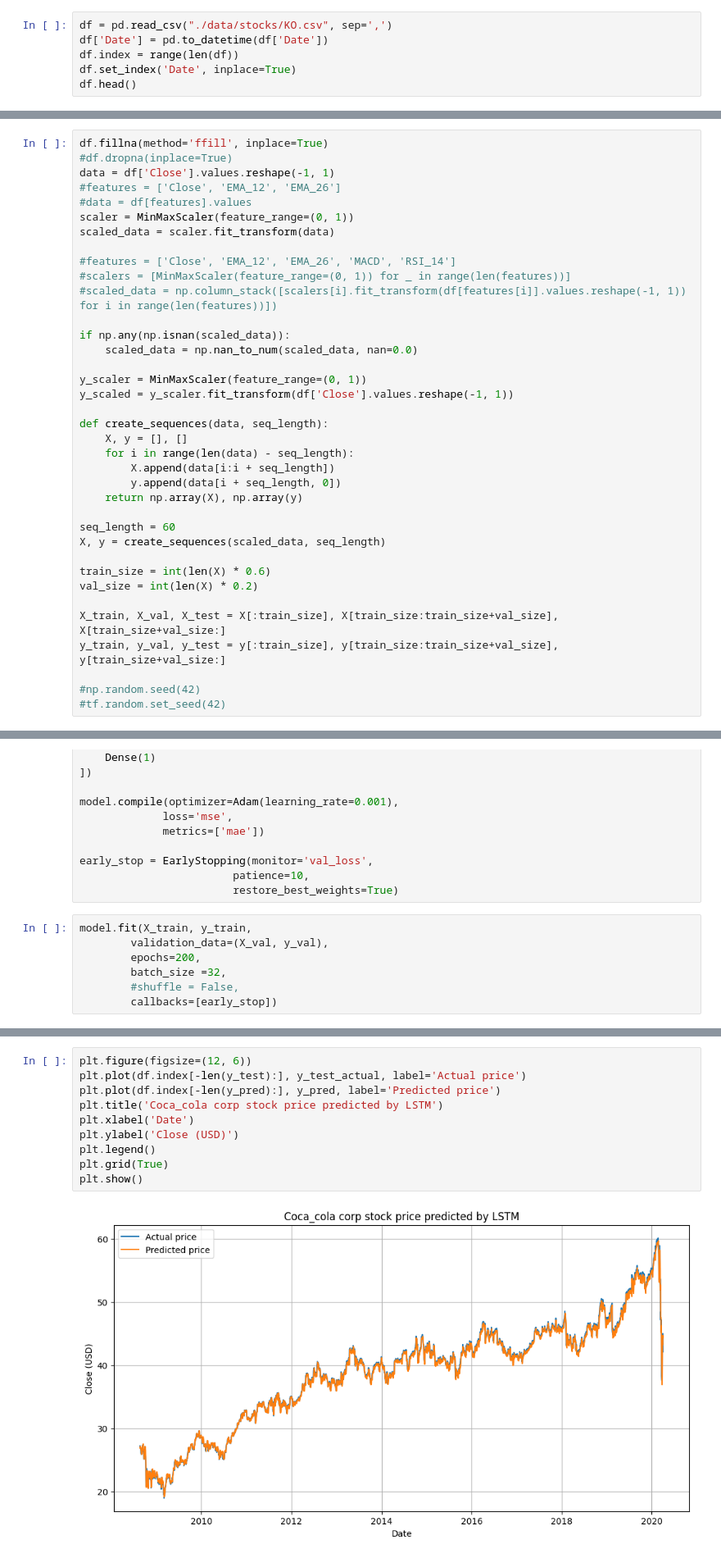
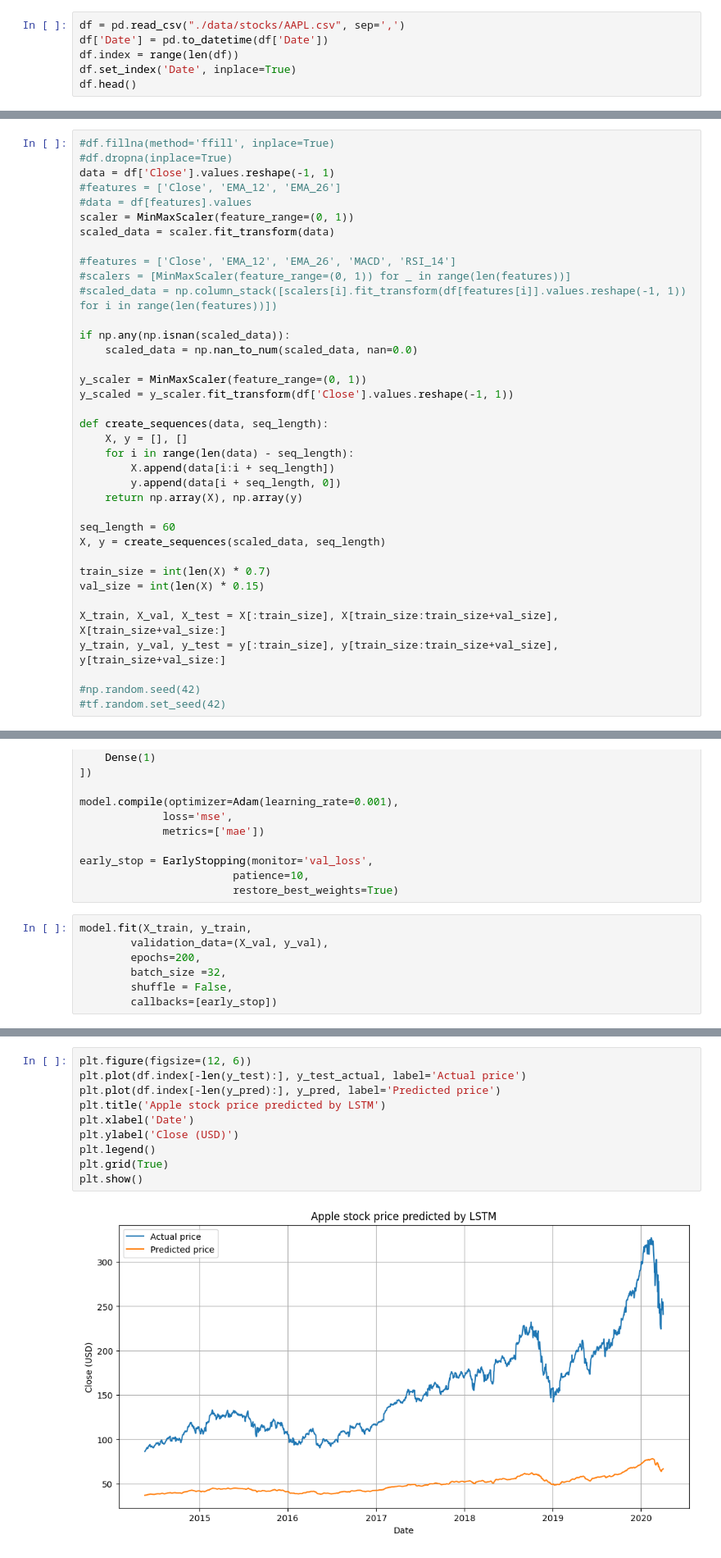
Before and after one commit to vuanhhuyhlqn/stock_predict_ML, a Jupyter notebook: lstm.ipynb, the cells around one changed output, grey strips where cells are left out. Shown at 82% size. Saved outputs shown, nothing was run; the diff lists cells and outputs as text.

```diff
--- a/lstm.ipynb
+++ b/lstm.ipynb
@@ -16,5 +17,5 @@ from sklearn.metrics import root_mean_squared_error
 # %%
-df = pd.read_csv("./data/stocks/KO.csv", sep=',')
+df = pd.read_csv("./data/stocks/AAPL.csv", sep=',')
 df['Date'] = pd.to_datetime(df['Date'])
 df.index = range(len(df))
 df.set_index('Date', inplace=True)
@@ -50,5 +51,5 @@ df.head()
 # %%
-df.fillna(method='ffill', inplace=True)
+#df.fillna(method='ffill', inplace=True)
 #df.dropna(inplace=True)
 data = df['Close'].values.reshape(-1, 1)
 #features = ['Close', 'EMA_12', 'EMA_26']
@@ -76,8 +77,8 @@ def create_sequences(data, seq_length):
 seq_length = 60
 X, y = create_sequences(scaled_data, seq_length)
 
-train_size = int(len(X) * 0.6)
-val_size = int(len(X) * 0.2)
+train_size = int(len(X) * 0.7)
+val_size = int(len(X) * 0.15)
 
 X_train, X_val, X_test = X[:train_size], X[train_size:train_size+val_size], X[train_size+val_size:]
 y_train, y_val, y_test = y[:train_size], y[train_size:train_size+val_size], y[train_size+val_size:]
@@ -108,7 +109,7 @@ model.fit(X_train, y_train,
         validation_data=(X_val, y_val),
         epochs=200,
         batch_size =32,
-        #shuffle = False,
+        shuffle = False,
         callbacks=[early_stop])
 # %% [output]
 Epoch 1/200
@@ -146,15 +147,15 @@ RMSE: 0.49303995223400787
 # %%
 plt.figure(figsize=(12, 6))
 plt.plot(df.index[-len(y_test):], y_test_actual, label='Actual price')
 plt.plot(df.index[-len(y_pred):], y_pred, label='Predicted price')
-plt.title('Coca_cola corp stock price predicted by LSTM')
+plt.title('Apple stock price predicted by LSTM')
 plt.xlabel('Date')
 plt.ylabel('Close (USD)')
 plt.legend()
 plt.grid(True)
 plt.show()
 # %% [output]
-[figure, old version]
+[figure, new version]
 # %%
 def process_stock(ticker, data_path="./data/stocks/{}.csv"):
     df = pd.read_csv(data_path.format(ticker), sep=',')
```
Also changed, not shown: parts of 9 cells of this notebook.
